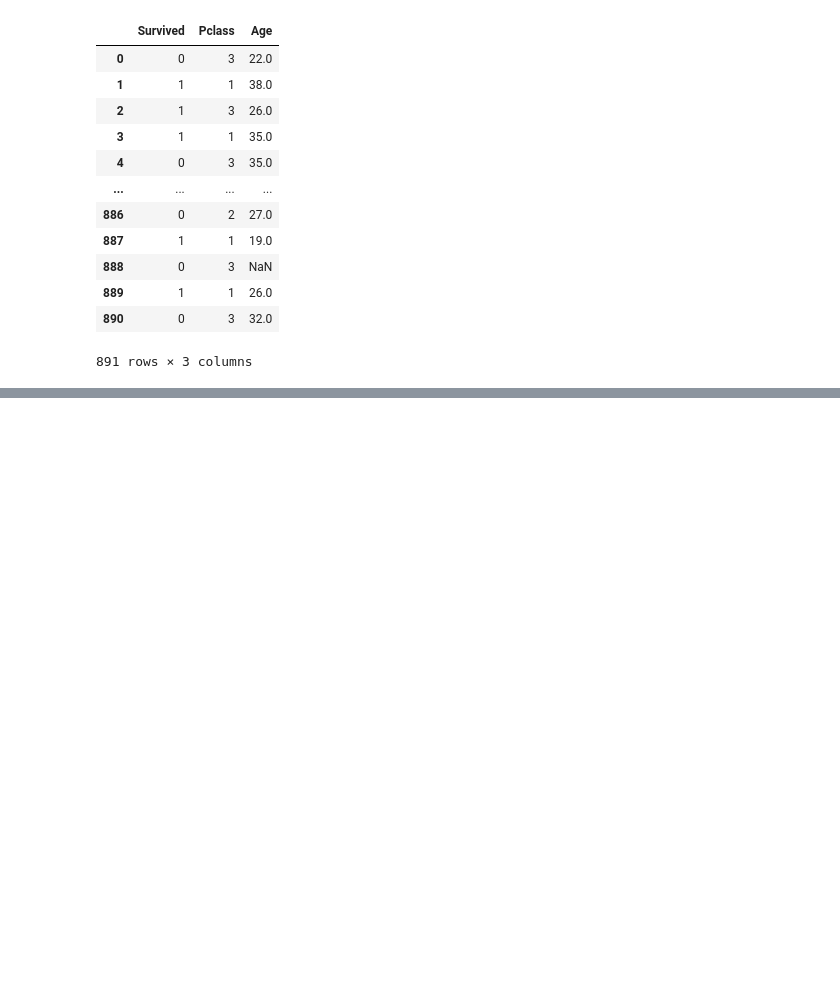
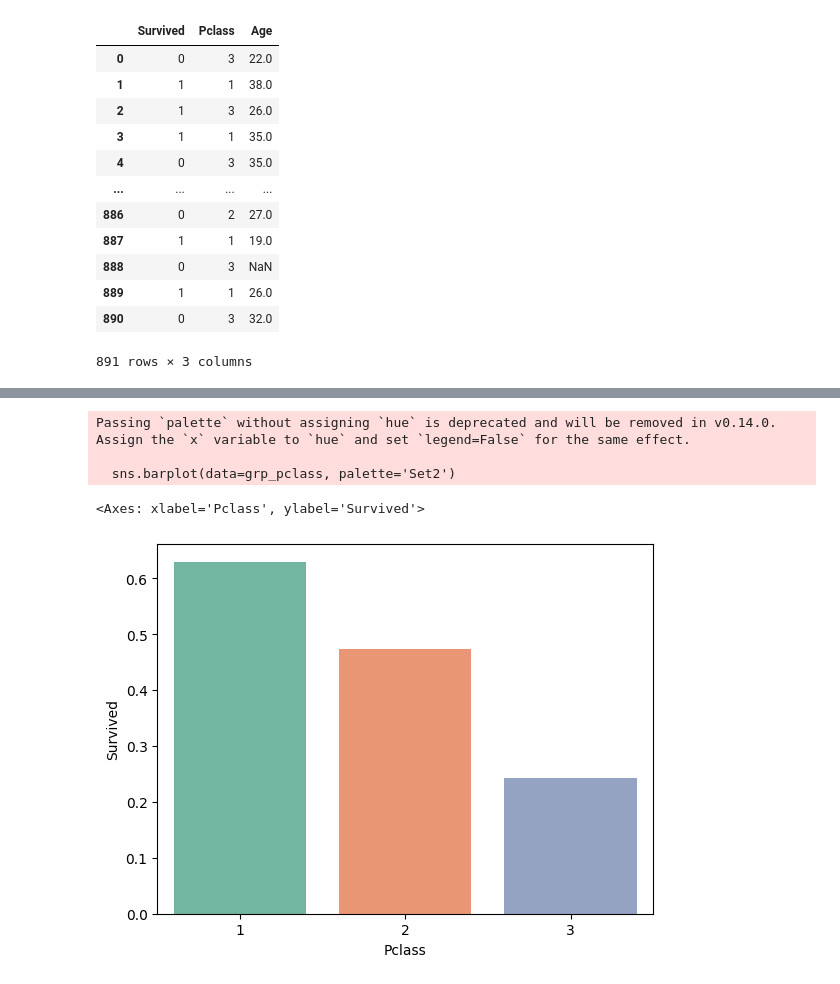
Before and after one commit to jbyers-ctrl/Data_Engineering_Trng, a Jupyter notebook: Module_344_Data_Visualization_with_Python/PA-343-344-SBA.ipynb, the cells around one changed output, grey strips where cells are left out. Drawn from its saved outputs; the diff is of its cells as text; code cells hidden in the pictures; blank space fills up the shorter version.

```diff
--- a/Module_344_Data_Visualization_with_Python/PA-343-344-SBA.ipynb
+++ b/Module_344_Data_Visualization_with_Python/PA-343-344-SBA.ipynb
@@ -106,0 +140,26 @@ train_df.groupby("Survived").count()
+# %%
+# Survival Rate by Passenger Class
+# Group data by Pclass and calculate survival rate for each class
+
+# train_df["Survival Rate"] = survival_count[1] / 891 * 100
+grp_pclass = train_df.groupby("Pclass")["Survived"].mean()
+grp_pclass
+
+# Display bar plot
+sns.barplot(data=grp_pclass, palette='Set2')
+
+# plt.figure(figsize=(8, 6))
+# grp_pclass.plot(kind="bar", color=["lightgreen", "lightcoral", "lightblue"])
+# plt.xlabel("Passenger Class")
+# plt.ylabel("Survival Rate")
+# plt.title("Survival Rate by Passenger Class")
+# plt.xticks(rotation=0)
+# plt.grid(axis='y', linestyle='--')
+# plt.tight_layout()
+# plt.show()
+# %% [output]
+Passing `palette` without assigning `hue` is deprecated and will be removed in v0.14.0. Assign the `x` variable to `hue` and set `legend=False` for the same effect.
+
+  sns.barplot(data=grp_pclass, palette='Set2')
+<Axes: xlabel='Pclass', ylabel='Survived'>
+[figure, added]
```
Also changed, not shown: parts of 4 cells of this notebook, 4 other files.
